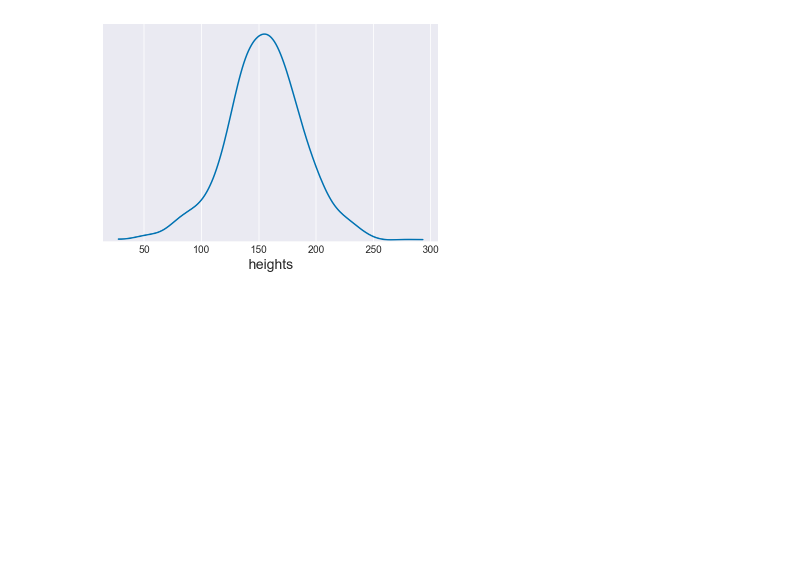
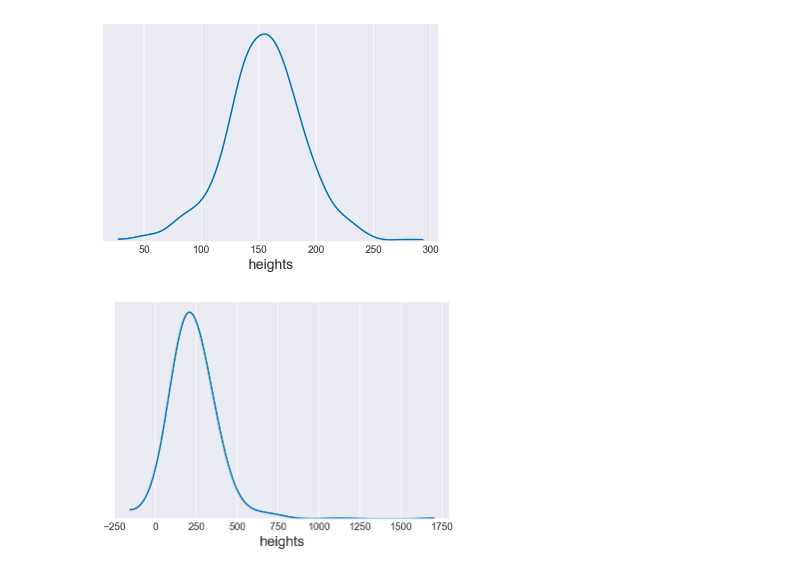
Before and after one commit to yangyu-1/statistical_rethinking_hw_pymc3, a Jupyter notebook: chapter_notebooks/chapter_4.ipynb, the cells around one changed output. Drawn from its saved outputs; the diff is of its cells as text; code cells hidden in the pictures; blank space fills up the shorter version.

```diff
--- a/chapter_notebooks/chapter_4.ipynb
+++ b/chapter_notebooks/chapter_4.ipynb
@@ -129,3 +134,16 @@ plt.xlabel('heights', fontsize=14)
 plt.yticks([]);
 # %% [output]
 [figure]
+# %%
+n_samples = 1000
+sample_beta = stats.lognorm.rvs(loc=0, s=1, size=n_samples)
+sample_alpha=stats.norm.rvs(loc=154, scale=100, size=n_samples)
+sample_weight= np.random.choice(d.weight, n_samples)
+sample_mu = sample_alpha + sample_beta * sample_weight
+sample_sigma = stats.uniform.rvs(loc=0, scale=50, size=n_samples)
+prior_h = stats.norm.rvs(loc=sample_mu, scale=sample_sigma)
+pm.kdeplot(prior_h)
+plt.xlabel('heights', fontsize=14)
+plt.yticks([]);
+# %% [output]
+[figure, added]
```
Also changed, not shown: parts of 3 cells of this notebook.
